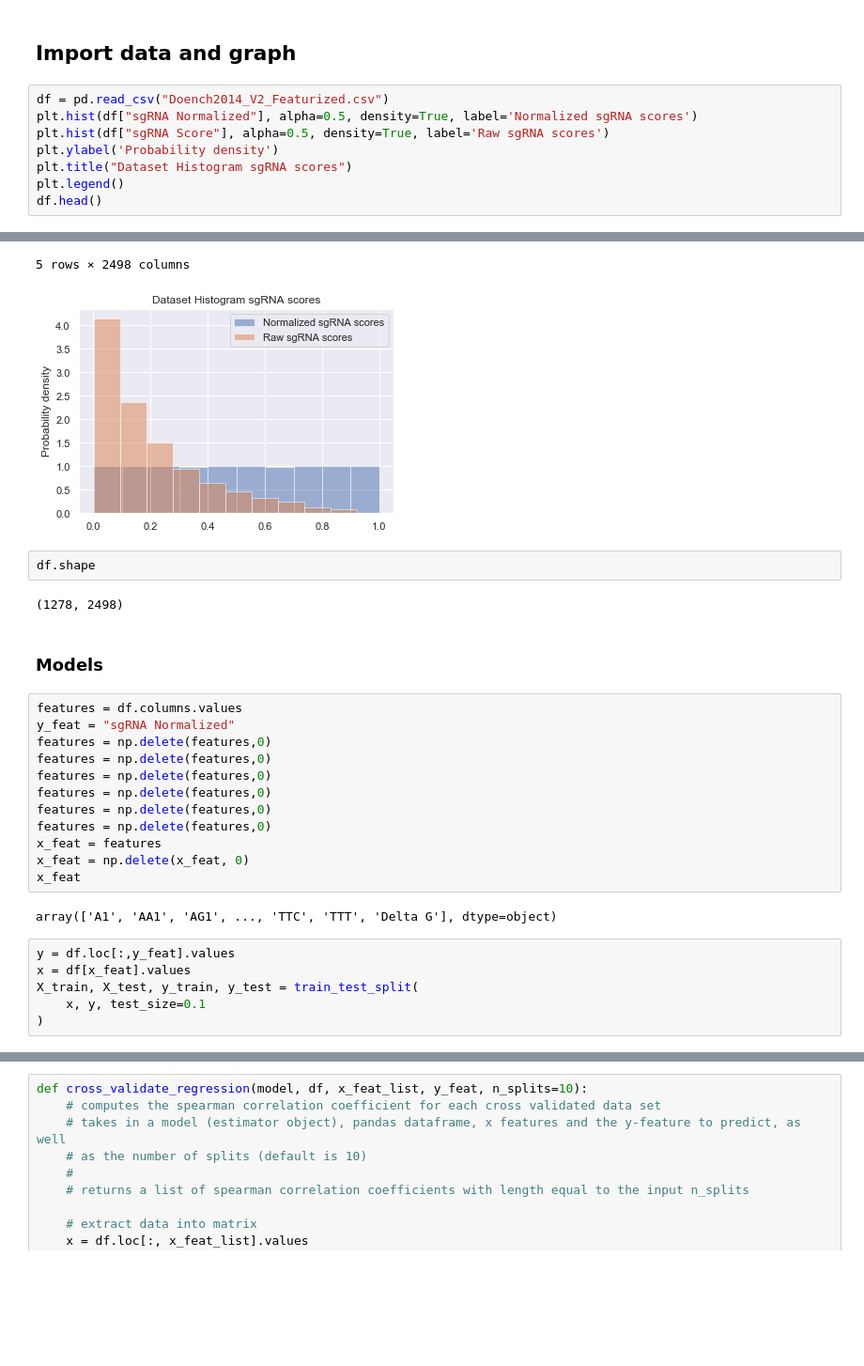
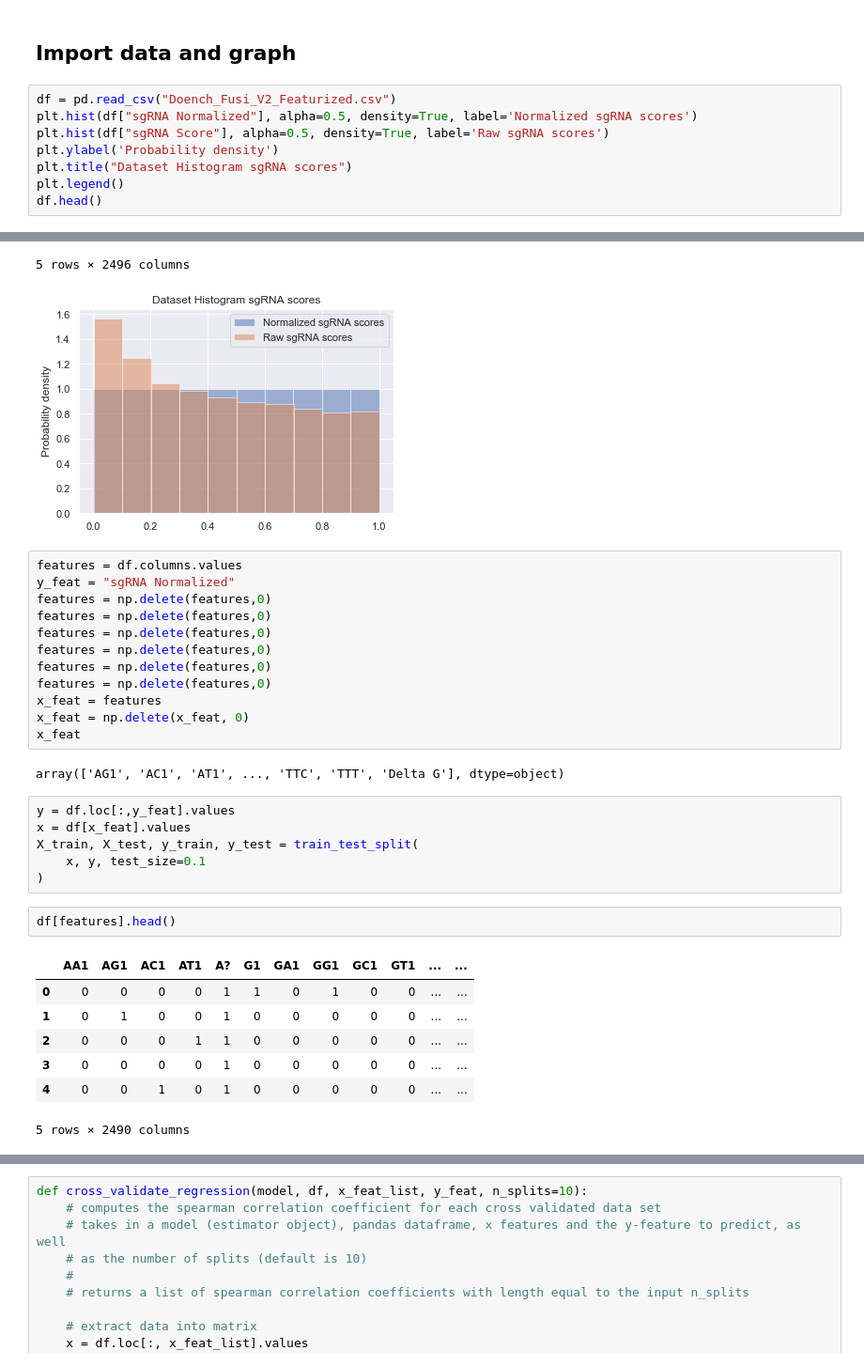
Before and after one commit to hayitsian/Gene-Editing-Guide-LM, a Jupyter notebook: Model.ipynb, the cells around one changed output, grey strips where cells are left out. Shown at 94% size. Saved outputs shown, nothing was run; the diff lists cells and outputs as text; blank space fills up the shorter version.

```diff
--- a/Model.ipynb
+++ b/Model.ipynb
@@ -33,7 +37,7 @@ sns.set()
 # %% [markdown]
 ## Import data and graph
 # %%
-df = pd.read_csv("Doench2014_V2_Featurized.csv")
+df = pd.read_csv("Doench_Fusi_V2_Featurized.csv")
 plt.hist(df["sgRNA Normalized"], alpha=0.5, density=True, label='Normalized sgRNA scores')
 plt.hist(df["sgRNA Score"], alpha=0.5, density=True, label='Raw sgRNA scores')
 plt.ylabel('Probability density')
@@ -50,11 +54,5 @@ df.head()
-5 rows × 2498 columns
+5 rows × 2496 columns
-[figure, old version]
+[figure, new version]
-# %%
-df.shape
-# %% [output]
-(1278, 2498)
-# %% [markdown]
-### Models
 # %%
 features = df.columns.values
 y_feat = "sgRNA Normalized"
@@ -68,10 +66,20 @@ x_feat = features
 x_feat = np.delete(x_feat, 0)
 x_feat
 # %% [output]
-array(['A1', 'AA1', 'AG1', ..., 'TTC', 'TTT', 'Delta G'], dtype=object)
+array(['AG1', 'AC1', 'AT1', ..., 'TTC', 'TTT', 'Delta G'], dtype=object)
 # %%
 y = df.loc[:,y_feat].values
 x = df[x_feat].values
 X_train, X_test, y_train, y_test = train_test_split(
     x, y, test_size=0.1
 )
+# %%
+df[features].head()
+# %% [output]
+|  | AA1 | AG1 | AC1 | AT1 | A? | G1 | GA1 | GG1 | GC1 | GT1 | ... | ... |
+| 0 | 0 | 0 | 0 | 0 | 1 | 1 | 0 | 1 | 0 | 0 | ... | ... |
+| 1 | 0 | 1 | 0 | 0 | 1 | 0 | 0 | 0 | 0 | 0 | ... | ... |
+| 2 | 0 | 0 | 0 | 1 | 1 | 0 | 0 | 0 | 0 | 0 | ... | ... |
+| 3 | 0 | 0 | 0 | 0 | 1 | 0 | 0 | 0 | 0 | 0 | ... | ... |
+| 4 | 0 | 0 | 1 | 0 | 1 | 0 | 0 | 0 | 0 | 0 | ... | ... |
+5 rows × 2490 columns
```
Also changed, not shown: parts of 12 cells of this notebook, 1 other file.
